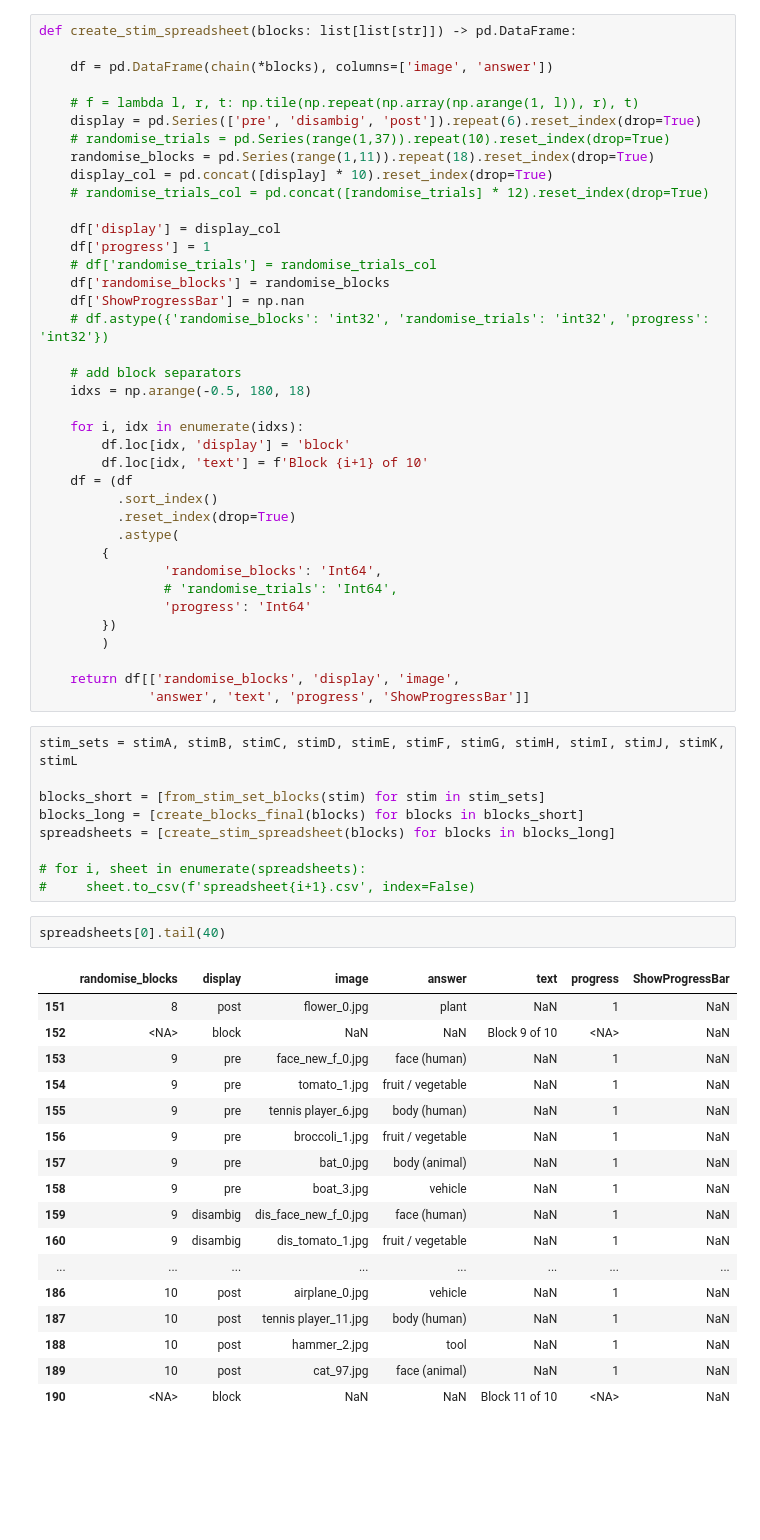
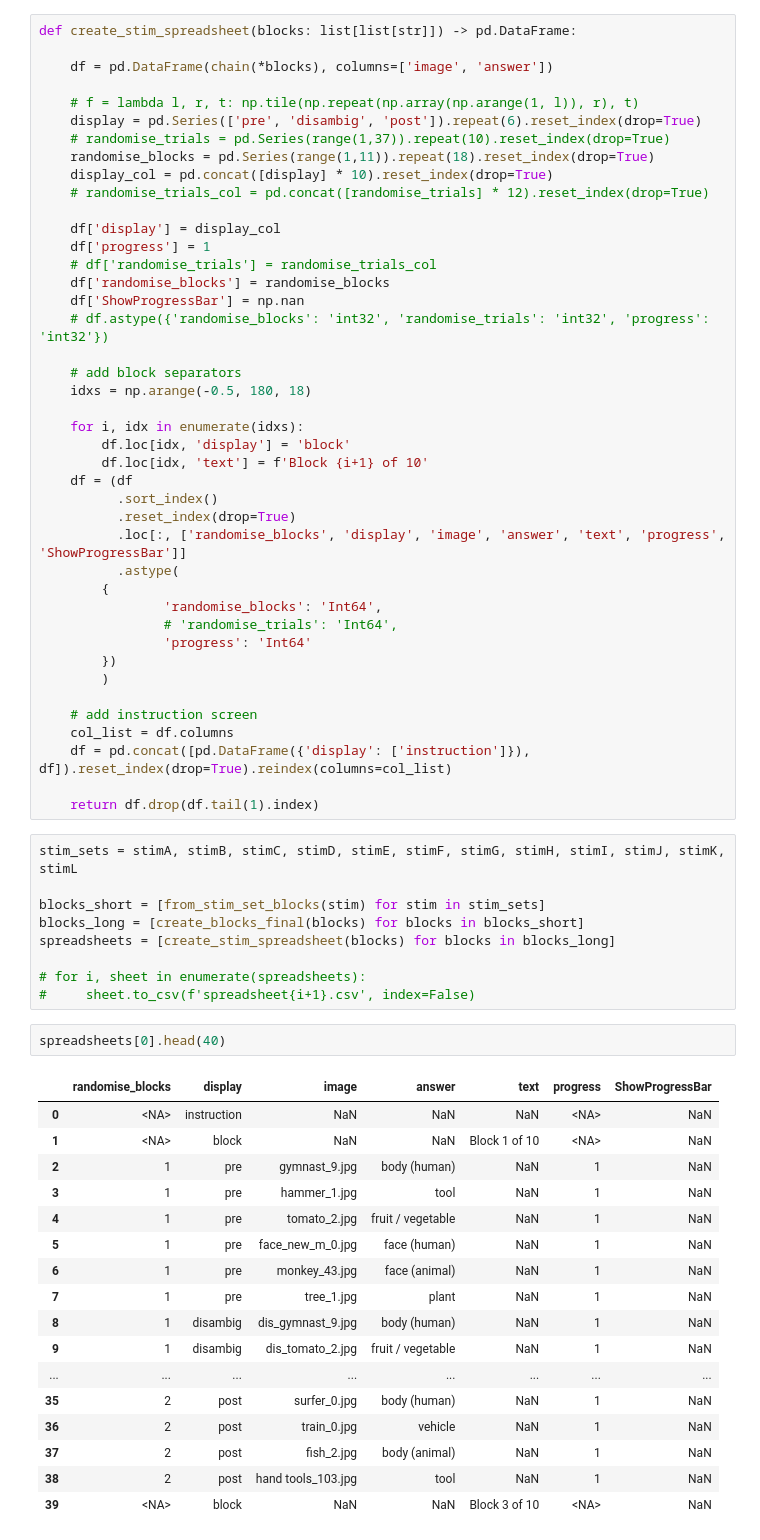
Before and after one commit to marek1n/mooney-pilot, a Jupyter notebook: utils/stimulus_spreadsheets.ipynb, the cells around one changed output. Cells and saved outputs as stored; diff of their text form; blank space fills up the shorter version.

Commit message:
instr screen; removed rand in trials

```diff
--- a/utils/stimulus_spreadsheets.ipynb
+++ b/utils/stimulus_spreadsheets.ipynb
@@ -297,6 +260,7 @@ def create_stim_spreadsheet(blocks: list[list[str]]) -> pd.DataFrame:
     df = (df
           .sort_index()
           .reset_index(drop=True)
+          .loc[:, ['randomise_blocks', 'display', 'image', 'answer', 'text', 'progress', 'ShowProgressBar']]
           .astype(
         {
                 'randomise_blocks': 'Int64',
@@ -305,8 +269,11 @@ def create_stim_spreadsheet(blocks: list[list[str]]) -> pd.DataFrame:
         })
         )
 
-    return df[['randomise_blocks', 'display', 'image',
-              'answer', 'text', 'progress', 'ShowProgressBar']]
+    # add instruction screen
+    col_list = df.columns
+    df = pd.concat([pd.DataFrame({'display': ['instruction']}), df]).reset_index(drop=True).reindex(columns=col_list)
+
+    return df.drop(df.tail(1).index)
 # %%
 stim_sets = stimA, stimB, stimC, stimD, stimE, stimF, stimG, stimH, stimI, stimJ, stimK, stimL
 
@@ -317,23 +284,23 @@ spreadsheets = [create_stim_spreadsheet(blocks) for blocks in blocks_long]
 # for i, sheet in enumerate(spreadsheets):
 #     sheet.to_csv(f'spreadsheet{i+1}.csv', index=False)
 # %%
-spreadsheets[0].tail(40)
+spreadsheets[0].head(40)
 # %% [output]
 |  | randomise_blocks | display | image | answer | text | progress | ShowProgressBar |
-| 151 | 8 | post | flower_0.jpg | plant | NaN | 1 | NaN |
-| 152 | <NA> | block | NaN | NaN | Block 9 of 10 | <NA> | NaN |
-| 153 | 9 | pre | face_new_f_0.jpg | face (human) | NaN | 1 | NaN |
-| 154 | 9 | pre | tomato_1.jpg | fruit / vegetable | NaN | 1 | NaN |
-| 155 | 9 | pre | tennis player_6.jpg | body (human) | NaN | 1 | NaN |
-| 156 | 9 | pre | broccoli_1.jpg | fruit / vegetable | NaN | 1 | NaN |
-| 157 | 9 | pre | bat_0.jpg | body (animal) | NaN | 1 | NaN |
-| 158 | 9 | pre | boat_3.jpg | vehicle | NaN | 1 | NaN |
-| 159 | 9 | disambig | dis_face_new_f_0.jpg | face (human) | NaN | 1 | NaN |
-| 160 | 9 | disambig | dis_tomato_1.jpg | fruit / vegetable | NaN | 1 | NaN |
+| 0 | <NA> | instruction | NaN | NaN | NaN | <NA> | NaN |
+| 1 | <NA> | block | NaN | NaN | Block 1 of 10 | <NA> | NaN |
+| 2 | 1 | pre | gymnast_9.jpg | body (human) | NaN | 1 | NaN |
+| 3 | 1 | pre | hammer_1.jpg | tool | NaN | 1 | NaN |
+| 4 | 1 | pre | tomato_2.jpg | fruit / vegetable | NaN | 1 | NaN |
+| 5 | 1 | pre | face_new_m_0.jpg | face (human) | NaN | 1 | NaN |
+| 6 | 1 | pre | monkey_43.jpg | face (animal) | NaN | 1 | NaN |
+| 7 | 1 | pre | tree_1.jpg | plant | NaN | 1 | NaN |
+| 8 | 1 | disambig | dis_gymnast_9.jpg | body (human) | NaN | 1 | NaN |
+| 9 | 1 | disambig | dis_tomato_2.jpg | fruit / vegetable | NaN | 1 | NaN |
 | ... | ... | ... | ... | ... | ... | ... | ... |
-| 186 | 10 | post | airplane_0.jpg | vehicle | NaN | 1 | NaN |
-| 187 | 10 | post | tennis player_11.jpg | body (human) | NaN | 1 | NaN |
-| 188 | 10 | post | hammer_2.jpg | tool | NaN | 1 | NaN |
-| 189 | 10 | post | cat_97.jpg | face (animal) | NaN | 1 | NaN |
-| 190 | <NA> | block | NaN | NaN | Block 11 of 10 | <NA> | NaN |
+| 35 | 2 | post | surfer_0.jpg | body (human) | NaN | 1 | NaN |
+| 36 | 2 | post | train_0.jpg | vehicle | NaN | 1 | NaN |
+| 37 | 2 | post | fish_2.jpg | body (animal) | NaN | 1 | NaN |
+| 38 | 2 | post | hand tools_103.jpg | tool | NaN | 1 | NaN |
+| 39 | <NA> | block | NaN | NaN | Block 3 of 10 | <NA> | NaN |
 # %%
```
Also changed, not shown: parts of 4 cells of this notebook.
